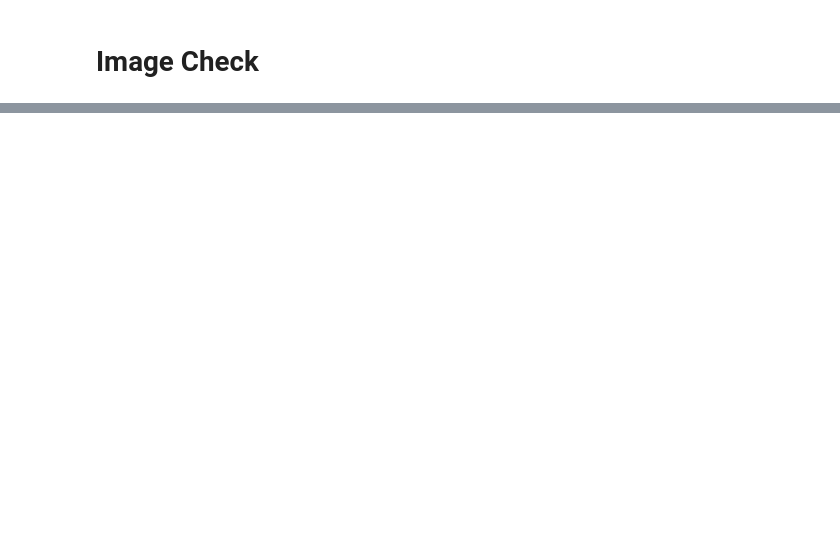
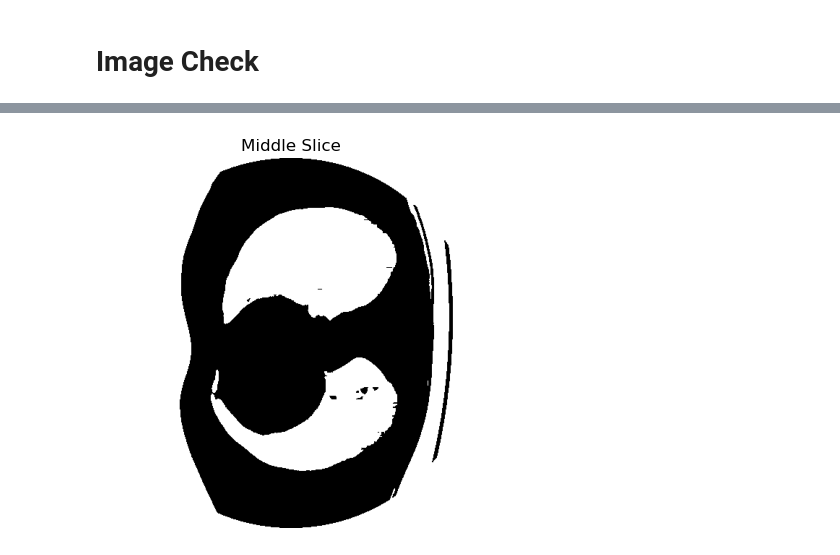
Before and after one commit to Sumeet-Dash1/MIRA-COPDgene, a Jupyter notebook: Preprocessing.ipynb, the cells around one changed output, grey strips where cells are left out. Cells and saved outputs as stored; diff of their text form; code cells hidden in the pictures; blank space fills up the shorter version.

```diff
--- a/Preprocessing.ipynb
+++ b/Preprocessing.ipynb
@@ -51,0 +123,4 @@ if save == True:
+# %%
+plot_slice(mask)
+# %% [output]
+[figure, added]
```
Also changed, not shown: parts of 13 cells of this notebook, 1 other file.
